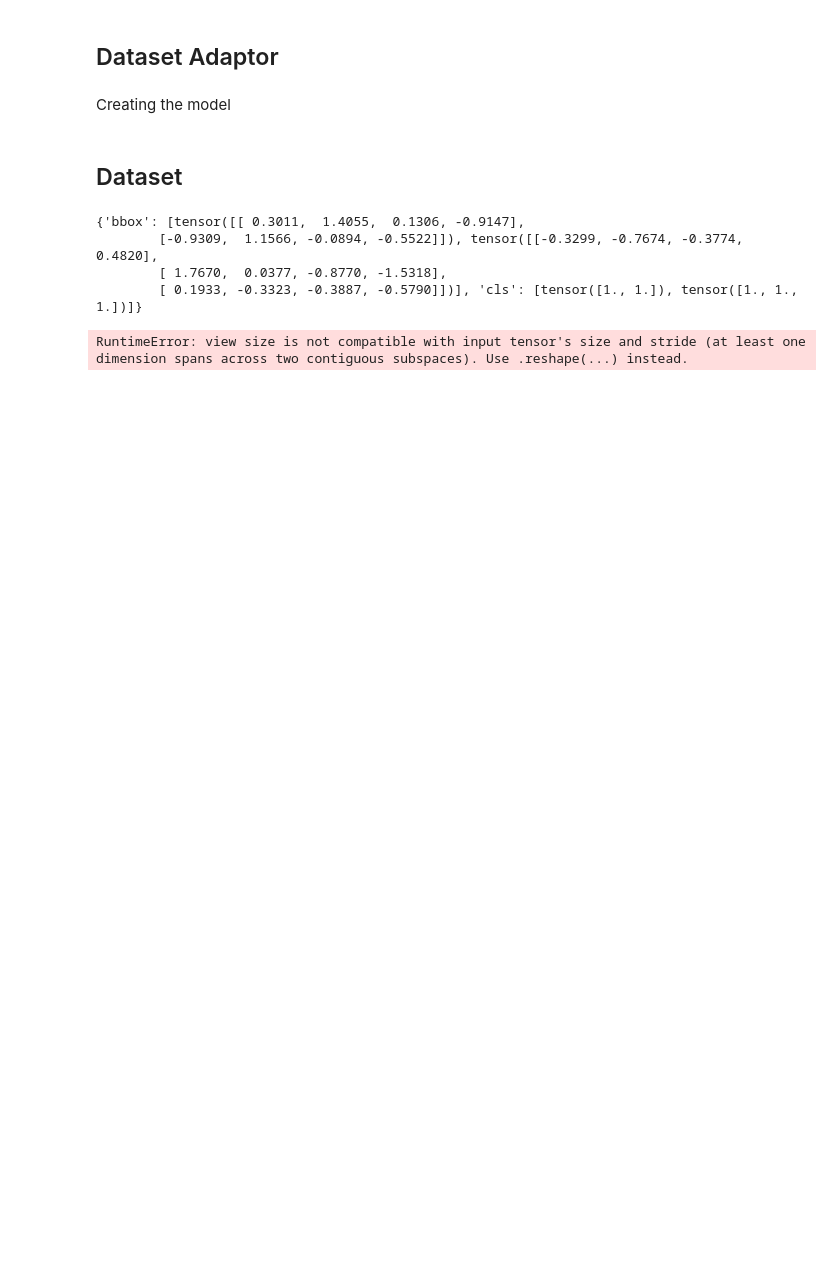
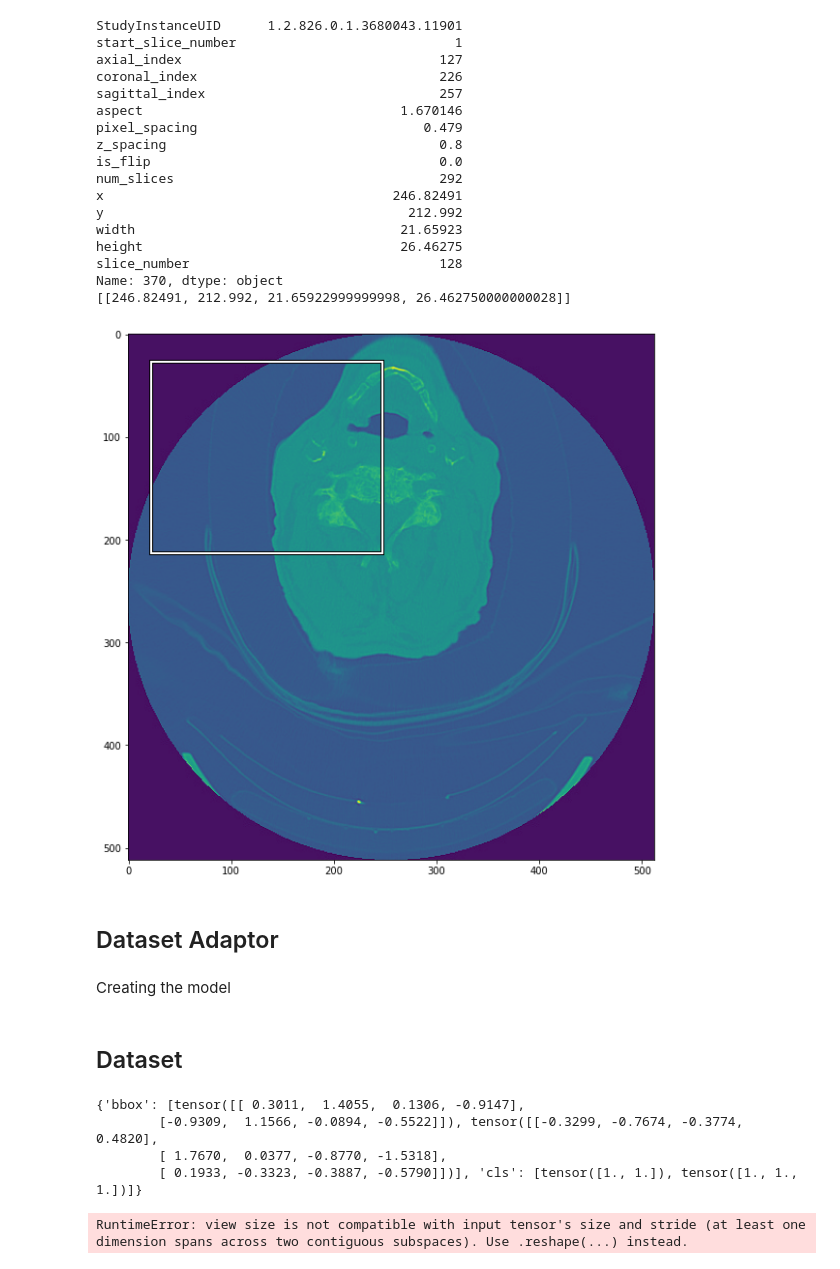
Before and after one commit to ghty011/cervical_spine, a Jupyter notebook: train/train_effdet_for_axial_bbox.ipynb, the cells around one changed output. Drawn from its saved outputs; the diff is of its cells as text; code cells hidden in the pictures; blank space fills up the shorter version.

```diff
--- a/train/train_effdet_for_axial_bbox.ipynb
+++ b/train/train_effdet_for_axial_bbox.ipynb
@@ -71,7 +75,7 @@ device
 # %%
-DATA_DIR = "/Volumes/SSD970/"
-# DATA_DIR = "/root/autodl-tmp/cervical_spine/"
-IMAGES_DIR = os.path.join(DATA_DIR, 'train_axial_images')
+# DATA_DIR = "/Volumes/SSD970/"
+DATA_DIR = "/root/autodl-tmp/cervical_spine/"
+IMAGES_DIR = os.path.join(DATA_DIR, 'train_axial_images_jpeg95')
 # %%
 df = pd.read_csv(os.path.join(DATA_DIR, 'bbox_clean.csv'))
 print(len(df))
@@ -92,9 +104,9 @@ def draw_pascal_voc_bboxes(
         get_rectangle_corners_fn=get_rectangle_edges_from_pascal_bbox,
 ):
     for bbox in bboxes:
-        x, y, width, height = get_rectangle_corners_fn(bbox)
+        # x, y, width, height = get_rectangle_corners_fn(bbox)
         # print(bbox)
-        # x, y, width, height = bbox
+        x, y, width, height = bbox
 
 
         rect_1 = patches.Rectangle(
@@ -102,37 +114,58 @@ def draw_pascal_voc_bboxes(
             width,
             height,
             linewidth=4,
             edgecolor="black",
             fill=False,
         )
         rect_2 = patches.Rectangle(
             (x, y),
             width,
             height,
             linewidth=2,
             edgecolor="white",
             fill=False,
         )
 
         # Add the patch to the Axes
         plot_ax.add_patch(rect_1)
         plot_ax.add_patch(rect_2)
 
 def show_image(
         image, bboxes=None, draw_bboxes_fn=draw_pascal_voc_bboxes, figsize=(10, 10)
 ):
     fig, ax = plt.subplots(1, figsize=figsize)
     ax.imshow(image)
 
     if bboxes is not None:
         draw_bboxes_fn(ax, bboxes)
 
     plt.show()
 
-# image = Image.open(os.path.join(IMAGES_DIR, '1.2.826.0.1.3680043.10051', '142.jpeg'))
-# bboxes = [list(df.iloc[10][['x', 'y','width','height']])]
-# print(bboxes)
-# show_image(image, bboxes)
+s = df.iloc[370]
+print(s)
+image = Image.open(os.path.join(IMAGES_DIR, s.StudyInstanceUID, f'{s.axial_index}.jpeg'))
+bboxes = [list(s[['x', 'y','width','height']])]
+print(bboxes)
+show_image(image, bboxes)
+# %% [output]
+StudyInstanceUID      1.2.826.0.1.3680043.11901
+start_slice_number                            1
+axial_index                                 127
+coronal_index                               226
+sagittal_index                              257
+aspect                                 1.670146
+pixel_spacing                             0.479
+z_spacing                                   0.8
+is_flip                                     0.0
+num_slices                                  292
+x                                     246.82491
+y                                       212.992
+width                                  21.65923
+height                                 26.46275
+slice_number                                128
+Name: 370, dtype: object
+[[246.82491, 212.992, 21.65922999999998, 26.462750000000028]]
+[figure, added]
 # %% [markdown]
 ## Dataset Adaptor
 # %%
```
Also changed, not shown: parts of 3 cells of this notebook.
